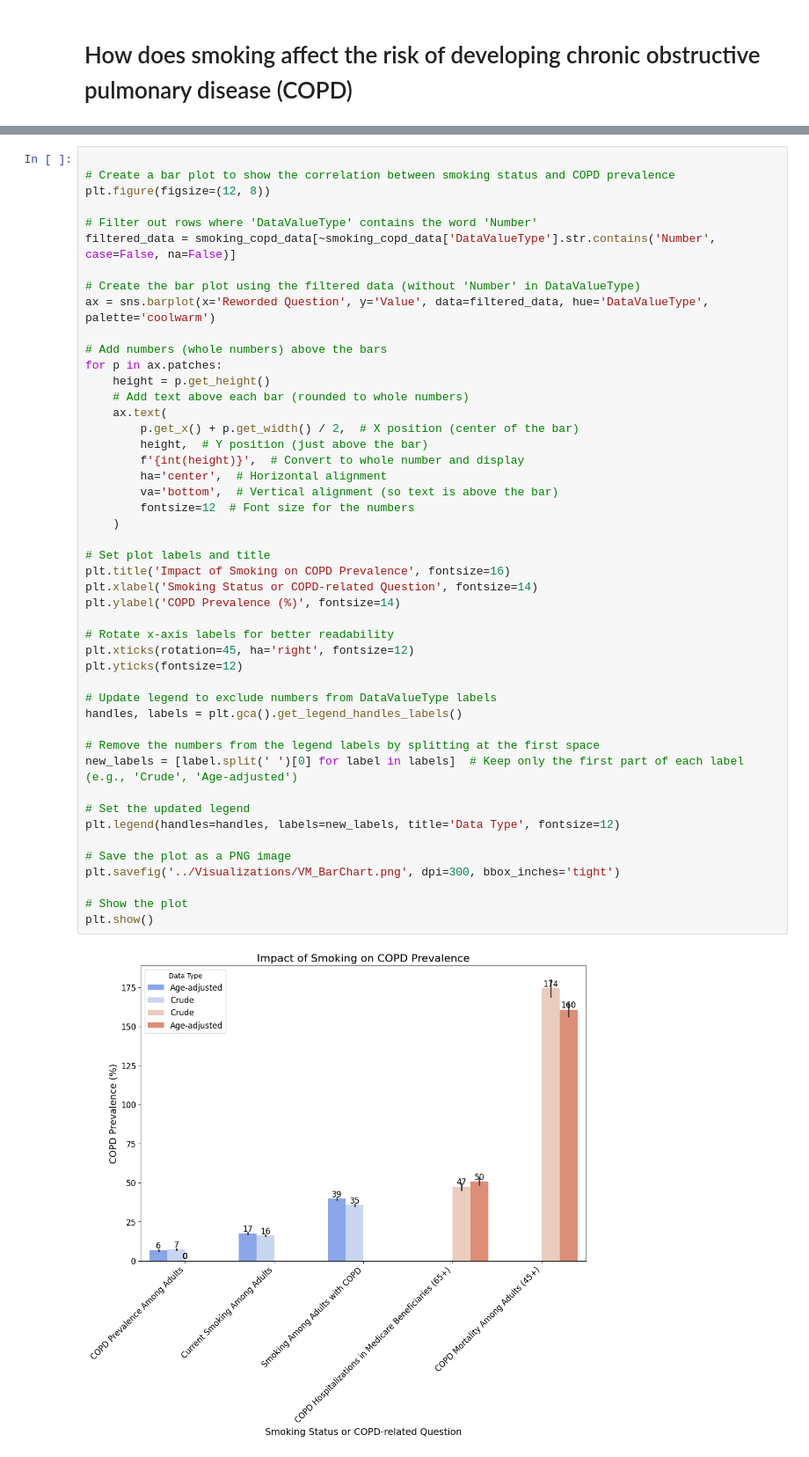
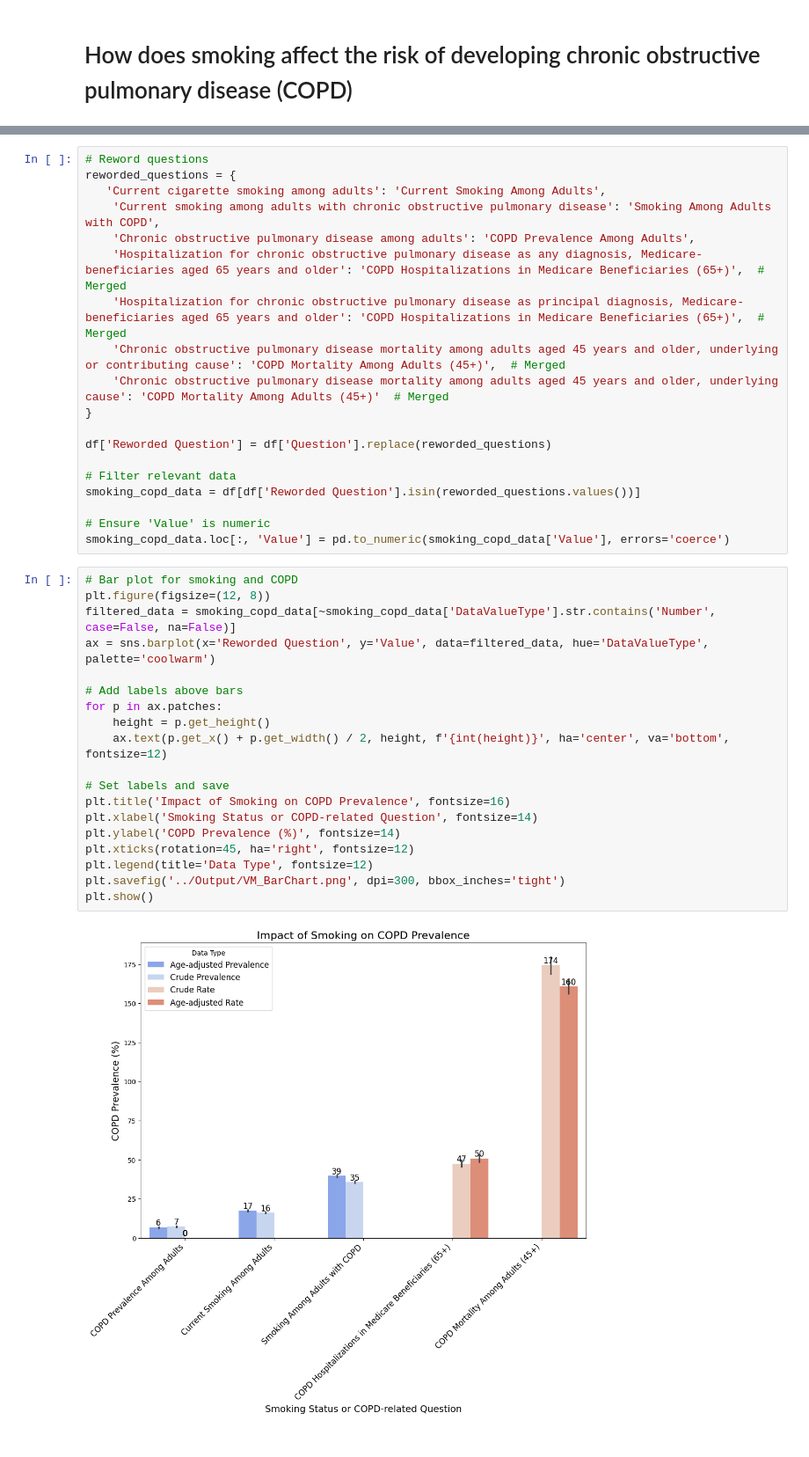
Before and after one commit to DWallace740/project3team11, a Jupyter notebook: Individual Notebooks/VictoriaNotebook.ipynb, the cells around one changed output, grey strips where cells are left out. Shown: that part at 88% size. Cells and saved outputs as stored; diff of their text form.

```diff
--- a/Individual Notebooks/VictoriaNotebook.ipynb
+++ b/Individual Notebooks/VictoriaNotebook.ipynb
@@ -238,50 +258,41 @@ Name: count, dtype: int64
+# %%
+# Reword questions
+reworded_questions = {
+   'Current cigarette smoking among adults': 'Current Smoking Among Adults',
+    'Current smoking among adults with chronic obstructive pulmonary disease': 'Smoking Among Adults with COPD',
+    'Chronic obstructive pulmonary disease among adults': 'COPD Prevalence Among Adults',
+    'Hospitalization for chronic obstructive pulmonary disease as any diagnosis, Medicare-beneficiaries aged 65 years and older': 'COPD Hospitalizations in Medicare Beneficiaries (65+)',  # Merged
+    'Hospitalization for chronic obstructive pulmonary disease as principal diagnosis, Medicare-beneficiaries aged 65 years and older': 'COPD Hospitalizations in Medicare Beneficiaries (65+)',  # Merged
+    'Chronic obstructive pulmonary disease mortality among adults aged 45 years and older, underlying or contributing cause': 'COPD Mortality Among Adults (45+)',  # Merged
+    'Chronic obstructive pulmonary disease mortality among adults aged 45 years and older, underlying cause': 'COPD Mortality Among Adults (45+)'  # Merged
+}
+
+df['Reworded Question'] = df['Question'].replace(reworded_questions)
+
+# Filter relevant data
+smoking_copd_data = df[df['Reworded Question'].isin(reworded_questions.values())]
+
+# Ensure 'Value' is numeric
+smoking_copd_data.loc[:, 'Value'] = pd.to_numeric(smoking_copd_data['Value'], errors='coerce')
 # %%
-
-# Create a bar plot to show the correlation between smoking status and COPD prevalence
+# Bar plot for smoking and COPD
 plt.figure(figsize=(12, 8))
-
-# Filter out rows where 'DataValueType' contains the word 'Number'
 filtered_data = smoking_copd_data[~smoking_copd_data['DataValueType'].str.contains('Number', case=False, na=False)]
-
-# Create the bar plot using the filtered data (without 'Number' in DataValueType)
 ax = sns.barplot(x='Reworded Question', y='Value', data=filtered_data, hue='DataValueType', palette='coolwarm')
 
-# Add numbers (whole numbers) above the bars
+# Add labels above bars
 for p in ax.patches:
     height = p.get_height()
-    # Add text above each bar (rounded to whole numbers)
-    ax.text(
-        p.get_x() + p.get_width() / 2,  # X position (center of the bar)
-        height,  # Y position (just above the bar)
-        f'{int(height)}',  # Convert to whole number and display
-        ha='center',  # Horizontal alignment
-        va='bottom',  # Vertical alignment (so text is above the bar)
-        fontsize=12  # Font size for the numbers
-    )
+    ax.text(p.get_x() + p.get_width() / 2, height, f'{int(height)}', ha='center', va='bottom', fontsize=12)
 
-# Set plot labels and title
+# Set labels and save
 plt.title('Impact of Smoking on COPD Prevalence', fontsize=16)
 plt.xlabel('Smoking Status or COPD-related Question', fontsize=14)
 plt.ylabel('COPD Prevalence (%)', fontsize=14)
-
-# Rotate x-axis labels for better readability
 plt.xticks(rotation=45, ha='right', fontsize=12)
-plt.yticks(fontsize=12)
-
-# Update legend to exclude numbers from DataValueType labels
-handles, labels = plt.gca().get_legend_handles_labels()
-
-# Remove the numbers from the legend labels by splitting at the first space
-new_labels = [label.split(' ')[0] for label in labels]  # Keep only the first part of each label (e.g., 'Crude', 'Age-adjusted')
-
-# Set the updated legend
-plt.legend(handles=handles, labels=new_labels, title='Data Type', fontsize=12)
-
-# Save the plot as a PNG image
-plt.savefig('../Visualizations/VM_BarChart.png', dpi=300, bbox_inches='tight')
-
-# Show the plot
+plt.legend(title='Data Type', fontsize=12)
+plt.savefig('../Output/VM_BarChart.png', dpi=300, bbox_inches='tight')
 plt.show()
 # %% [output]
-[figure, old version]
+[figure, new version]
 # %%
```
Also changed, not shown: parts of 16 cells of this notebook, 8 other files.
